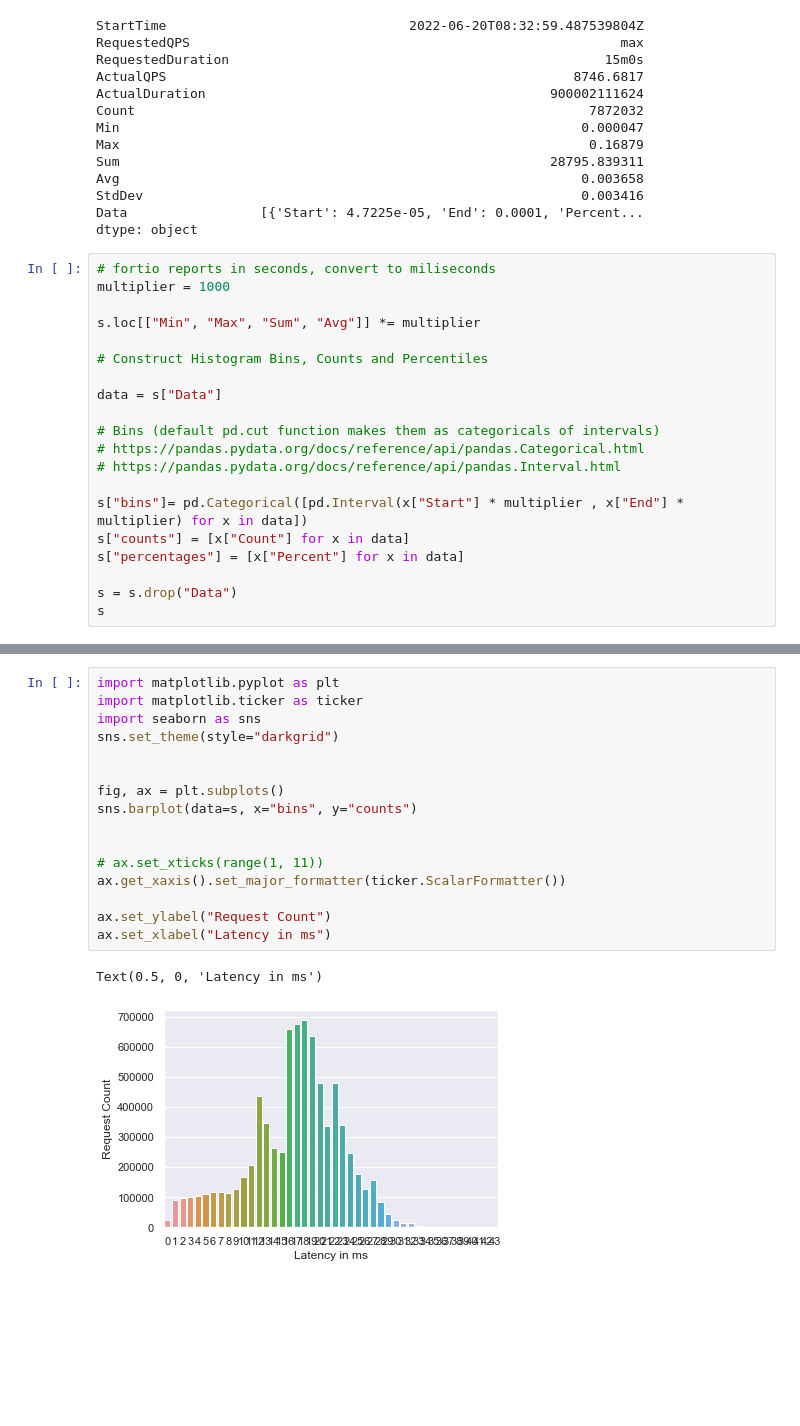
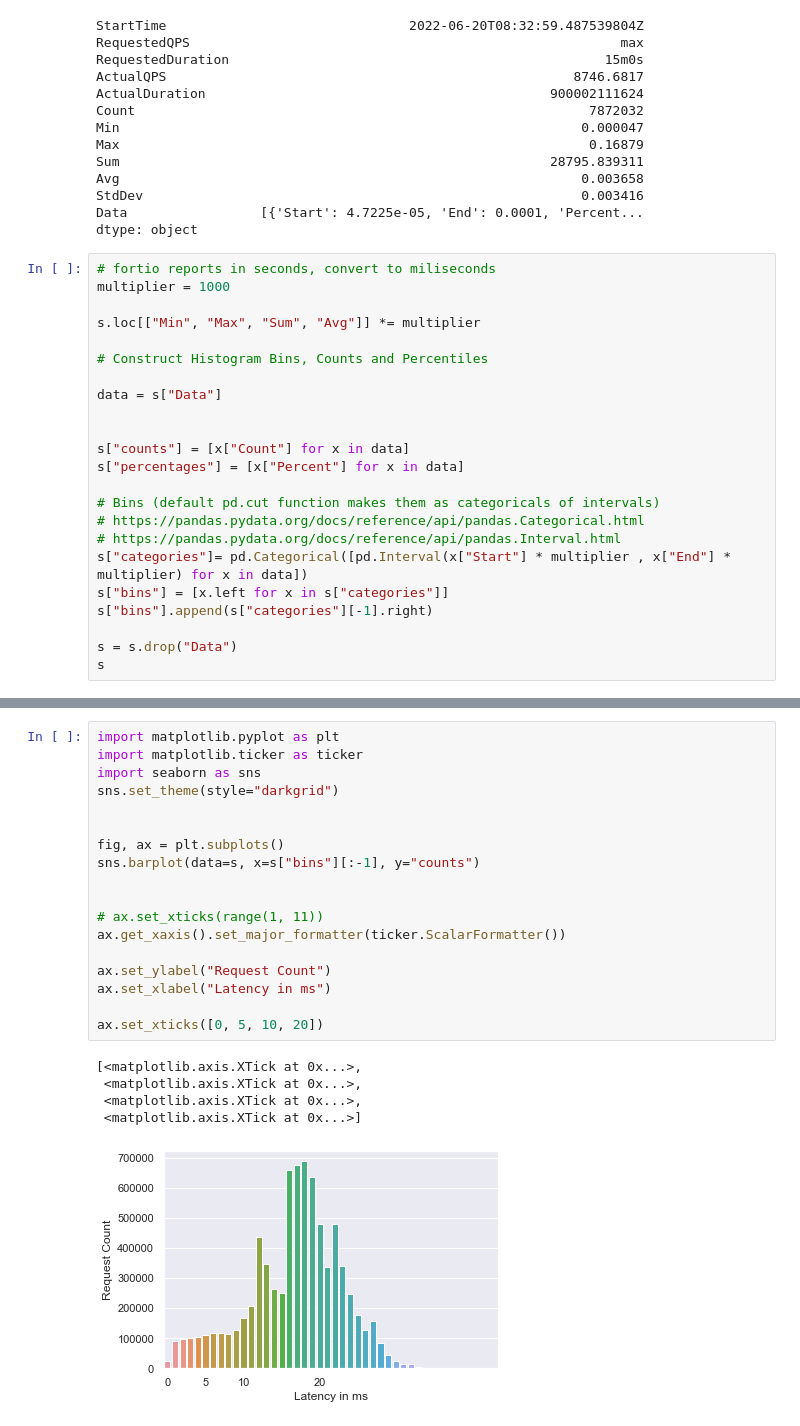
Before and after one commit to RichardBieringa/mesh-bench, a Jupyter notebook: viz/exploration.ipynb, the cells around one changed output, grey strips where cells are left out. Drawn from its saved outputs; the diff is of its cells as text; blank space fills up the shorter version.

```diff
--- a/viz/exploration.ipynb
+++ b/viz/exploration.ipynb
@@ -49,13 +49,16 @@ s.loc[["Min", "Max", "Sum", "Avg"]] *= multiplier
 
 data = s["Data"]
 
+
+s["counts"] = [x["Count"] for x in data]
+s["percentages"] = [x["Percent"] for x in data]
+
 # Bins (default pd.cut function makes them as categoricals of intervals)
 # https://pandas.pydata.org/docs/reference/api/pandas.Categorical.html
 # https://pandas.pydata.org/docs/reference/api/pandas.Interval.html
-
-s["bins"]= pd.Categorical([pd.Interval(x["Start"] * multiplier , x["End"] * multiplier) for x in data])
-s["counts"] = [x["Count"] for x in data]
-s["percentages"] = [x["Percent"] for x in data]
+s["categories"]= pd.Categorical([pd.Interval(x["Start"] * multiplier , x["End"] * multiplier) for x in data])
+s["bins"] = [x.left for x in s["categories"]]
+s["bins"].append(s["categories"][-1].right)
 
 s = s.drop("Data")
 s
@@ -78,19 +92,24 @@ dtype: object
 # %%
 import matplotlib.pyplot as plt
 import matplotlib.ticker as ticker
 import seaborn as sns
 sns.set_theme(style="darkgrid")
 
 
 fig, ax = plt.subplots()
-sns.barplot(data=s, x="bins", y="counts")
+sns.barplot(data=s, x=s["bins"][:-1], y="counts")
 
 
 # ax.set_xticks(range(1, 11))
 ax.get_xaxis().set_major_formatter(ticker.ScalarFormatter())
 
 ax.set_ylabel("Request Count")
 ax.set_xlabel("Latency in ms")
+
+ax.set_xticks([0, 5, 10, 20])
 # %% [output]
-Text(0.5, 0, 'Latency in ms')
+[<matplotlib.axis.XTick at 0x...>,
+ <matplotlib.axis.XTick at 0x...>,
+ <matplotlib.axis.XTick at 0x...>,
+ <matplotlib.axis.XTick at 0x...>]
-[figure, old version]
+[figure, new version]
```
Also changed, not shown: parts of 7 cells of this notebook, 1 other file.
